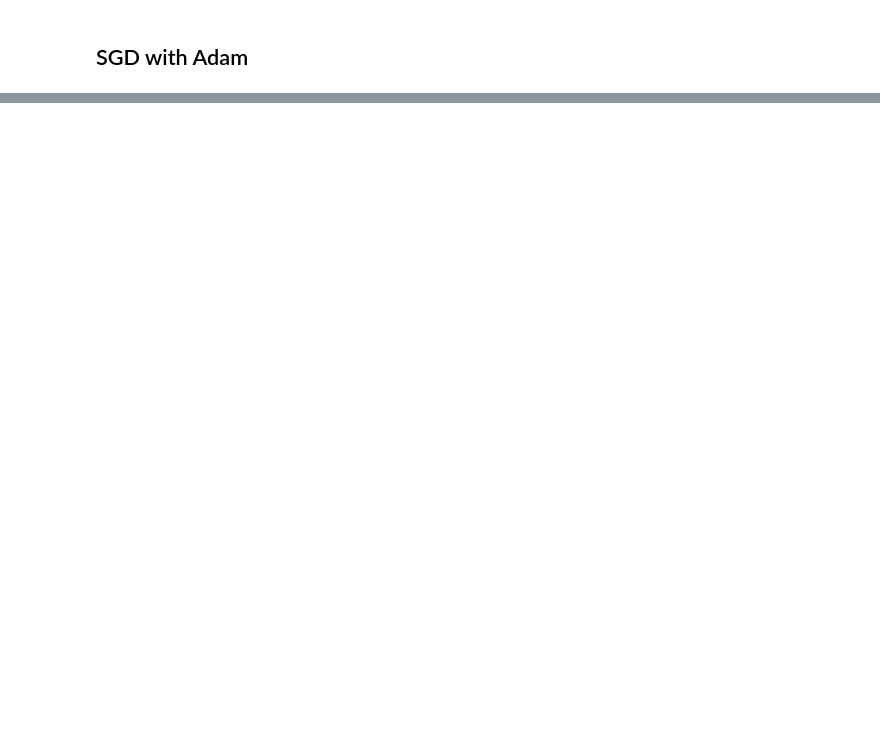
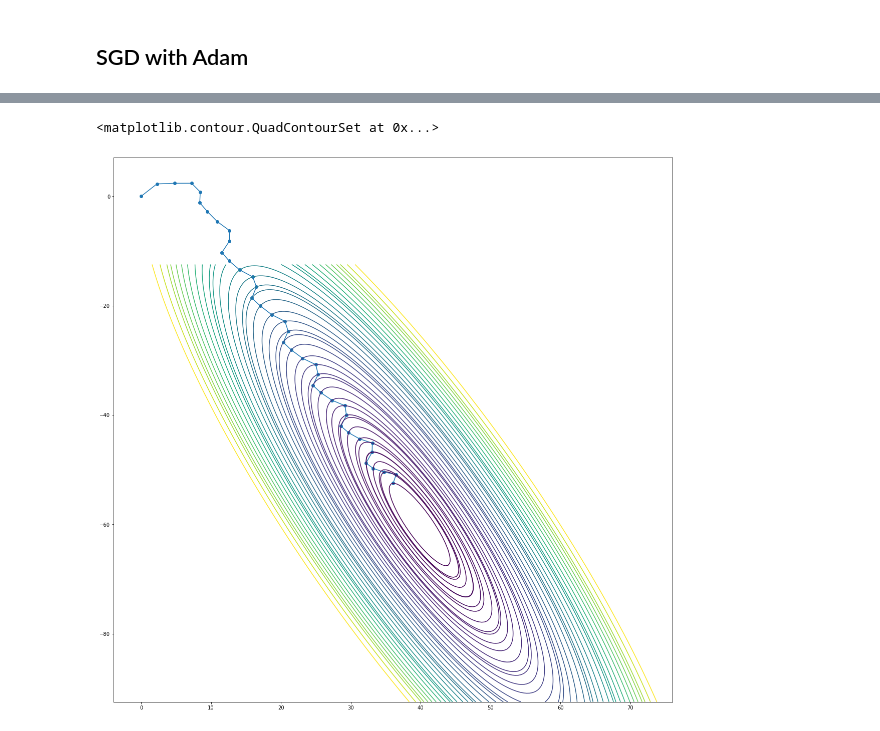
Before and after one commit to enotvtapke/met_opt_lab_2, a Jupyter notebook: SGD.ipynb, the cells around one changed output, grey strips where cells are left out. Saved outputs shown, nothing was run; the diff lists cells and outputs as text; code cells hidden in the pictures; blank space fills up the shorter version.

```diff
--- a/SGD.ipynb
+++ b/SGD.ipynb
@@ -748,0 +731,77 @@ ax.contour(X, Y, Z, levels=sorted([f(p) for p in points]))
+# %%
+tt = np.linspace(-10, 10, 100)
+b = [10, -3]
+t, ft = generate_dataset(b, 3, tt)
+
+"""
+Normalizes features (regressors) in data instances
+Mean and standard deviation after normalization equals to 0 and 1 respectively.
+
+@param t: list of data instances
+
+@return list of data instances with normalized features
+"""
+def normalize(t):
+    n = len(t)
+    mean = 1 / n * np.sum(t, axis=0)
+    deviation = np.sqrt(1 / n * np.sum(np.square(t - mean), axis=0))
+    return (t - mean) / deviation
+
+"""
+Scales features (regressors) in data instances
+Every feature value is in range [0, 1] after scaling.
+
+@param t: list of data instances
+
+@return list of data instances with scaled features
+"""
+def scale(t, r=(0, 1)):
+    return (t - np.min(t, axis=0)) / (np.max(t, axis=0) - np.min(t, axis=0)) * (r[1] - r[0]) + r[0]
+
+# It needed to get min point of initial function from normalized and scaled function
+n = len(t)
+mean = 1 / n * np.sum(t, axis=0)
+deviation = np.sqrt(1 / n * np.sum(np.square(t - mean), axis=0))
+
+# print(t)
+t = normalize(t)
+mi, ma = np.min(t), np.max(t)
+t = scale(t)
+n = len(t)
+mean = 1 / n * np.sum(t, axis=0)
+print(mean)
+print(np.sum(t))
+print(grad(fun_from_terms(sum_fun), (1, 1)))
+
+sum_fun = generate_minimized_two_variable_fun(t, ft)
+
+# SGD params
+x = np.zeros(2)
+epoch = 40
+batch_size = 20
+lr = 45
+
+points = sgd_adam(sum_fun, x, epoch, batch_size, lr, 0.5, 0.5)
+min_point = points[-1]
+
+print((t * (ma - mi) + mi) * deviation + mean)
+print(mean, deviation)
+print(min_point)
+p = (min_point[1] * (ma - mi) + mi) * deviation + mean
+print('p:', p)
+print(b - p)
+print(min_point)
+print(points)
+
+fun = fun_from_terms(sum_fun)
+
+ax = plt.figure(figsize=(20, 20)).add_subplot()
+ax.plot(points[:, 0], points[:, 1], 'o-')
+offset = 40
+# For plot with center point in min point
+ttX = np.linspace(min_point[0] - offset, min_point[0] + offset, 200)
+ttY = np.linspace(min_point[1] - offset, min_point[1] + offset, 200)
+X, Y = np.meshgrid(ttX, ttY)
+
+ax.contour(X, Y, fun([X, Y]), levels=np.sort(np.unique([fun(point)[0] for point in points])))
+# %% [output]
@@ -748,0 +825,2 @@ ax.contour(X, Y, Z, levels=sorted([f(p) for p in points]))
+<matplotlib.contour.QuadContourSet at 0x...>
+[figure, added]
```
Also changed, not shown: parts of 18 cells of this notebook.
